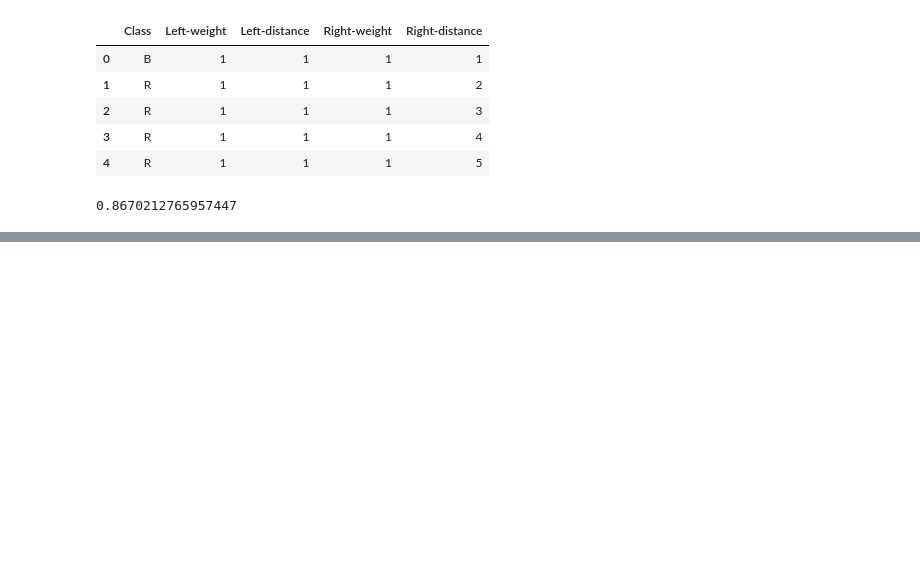
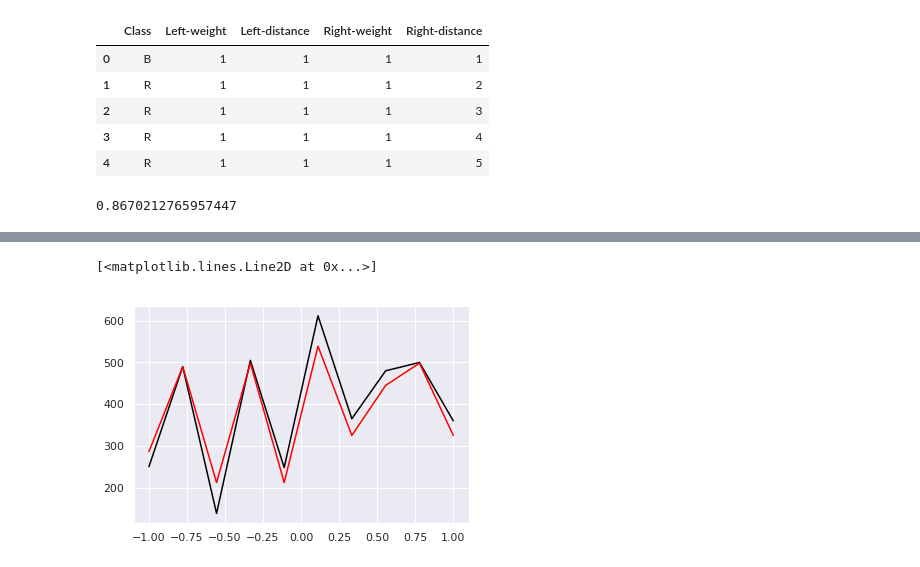
Before and after one commit to jvcm/machine-learning, a Jupyter notebook: kNN/kNN.ipynb, the cells around one changed output, grey strips where cells are left out. Drawn from its saved outputs; the diff is of its cells as text; code cells hidden in the pictures; blank space fills up the shorter version.

```diff
--- a/kNN/kNN.ipynb
+++ b/kNN/kNN.ipynb
@@ -141,0 +182,10 @@ knn1.score(x_teste, y_teste)
+# %%
+array = np.array([
+    [2, 4, 1, 5, 2, 6, 3, 4, 5, 3],
+    [50, 90, 38, 105, 48, 120, 65, 80, 100, 60],
+    [250, 490, 138, 505, 248, 612, 365, 480, 500, 360]
+])
+array = array.T
+# %%
+houses = pd.DataFrame(array, columns = ["N_Rooms", "Area", "Value"])
+houses
@@ -141,0 +204,11 @@ knn1.score(x_teste, y_teste)
+# %%
+knn_r = kNNRegression(3, houses)
+# %%
+X = array[:,:2]
+res = knn_r.Predict(X)
+# %%
+plt.plot(np.linspace(-1,1,10), houses.Value, label="Esperado", color="black")
+plt.plot(np.linspace(-1,1,10), res, label="Estimado", color="red")
+# %% [output]
+[<matplotlib.lines.Line2D at 0x...>]
+[figure, added]
```
Also changed, not shown: parts of 5 cells of this notebook.
